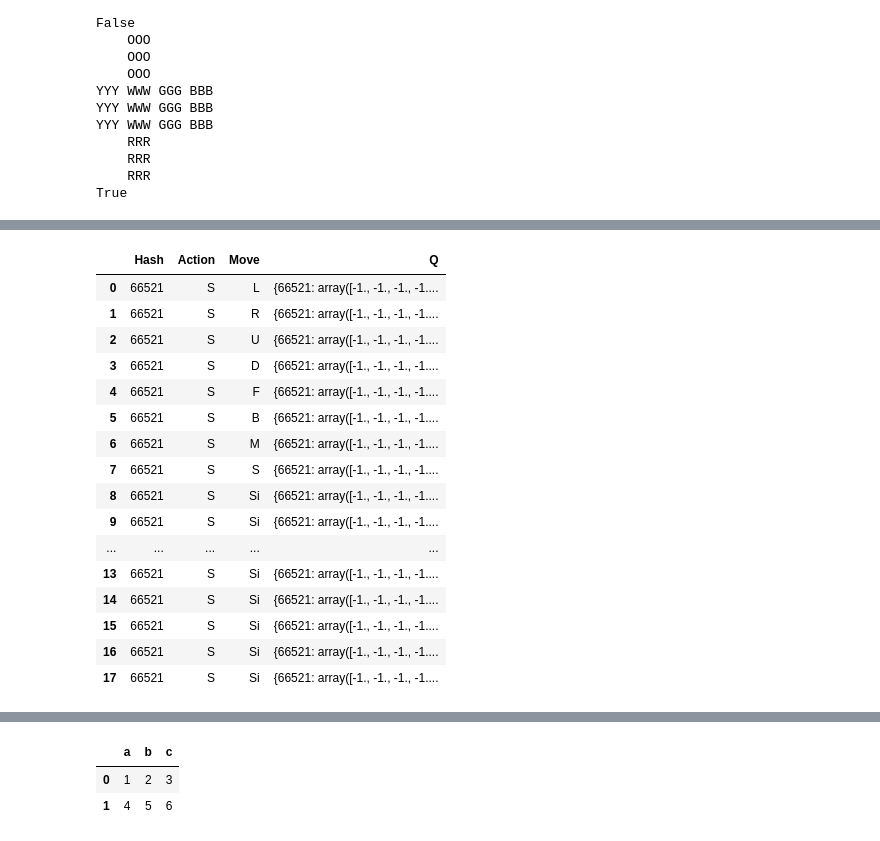
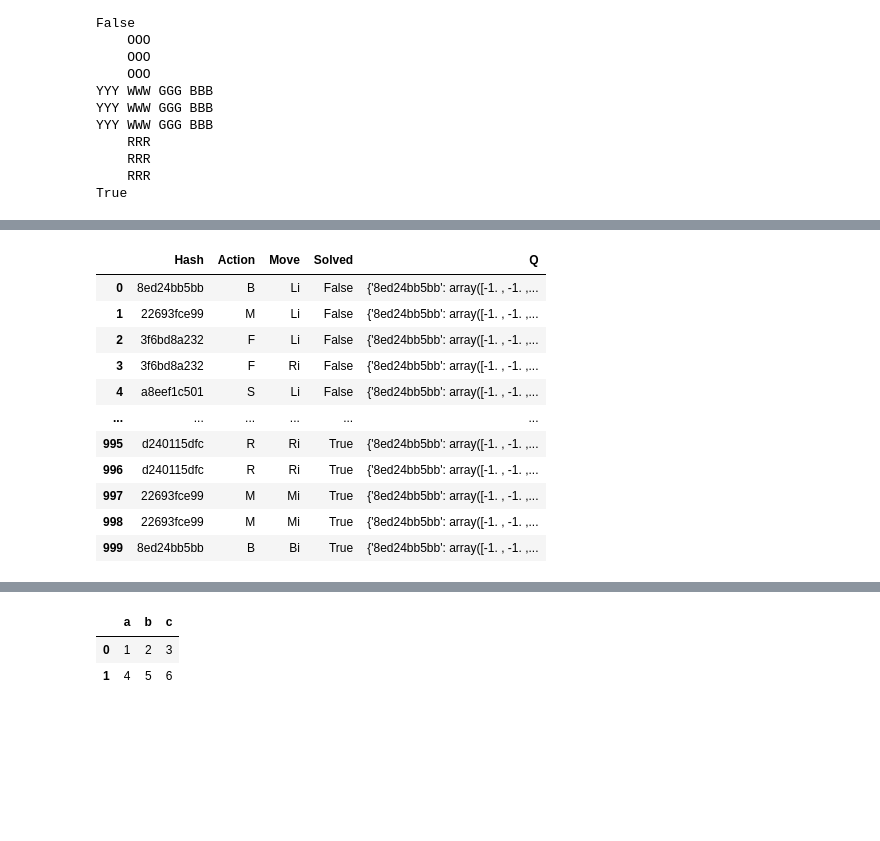
Before and after one commit to rubix-lab/rubix-cube-tabular-q-learning, a Jupyter notebook: rubix_cube_tabular_q_learning_analysis.ipynb, the cells around one changed output, grey strips where cells are left out. Cells and saved outputs as stored; diff of their text form; code cells hidden in the pictures; blank space fills up the shorter version.

Commit message:
💥 fix possible moves, hash func and log

```diff
--- a/rubix_cube_tabular_q_learning_analysis.ipynb
+++ b/rubix_cube_tabular_q_learning_analysis.ipynb
@@ -56,16 +56,18 @@ YYY WWW GGG BBB
 import random
 
 SOLVED_CUBE_STR = "OOOOOOOOOYYYWWWGGGBBBYYYWWWGGGBBBYYYWWWGGGBBBRRRRRRRRR"
-#MOVES = ["L", "R", "U", "D", "F", "B", "M", "E", "S", "Si"]
-MOVES = ["L", "R", "U", "D", "F", "B", "M", "S", "Si"]
+MOVES = ["L", "R", "U", "D", "F", "B", "M", "E", "S"]
 
-def random_cube(num_moves: int = 1):
+
+def random_cube(num_moves: int = 1, seq: bool = False):
     """
     :return: A new scrambled Cube
     """
     scramble_moves = " ".join(random.choices(MOVES, k=num_moves))
     c = Cube(SOLVED_CUBE_STR)
     c.sequence(scramble_moves)
+    if seq:
+        return c, scramble_moves
     return c
 
 print(colored_cube(random_cube(1)))
@@ -152,6 +158,8 @@ YYY WWW GGG BBB
 True
 # %%
 import numpy as np
+
+MOVES_I = ["Li", "Ri", "Ui", "Di", "Fi", "Bi", "Mi", "Ei", "Si"]
 
 class Agent:
     def __init__(self, alpha=0.9, gamma=0.95, q_init=0.6):
@@ -185,7 +193,7 @@ class Agent:
     def get_action(self, cube: Cube) -> int:
         # Return the next action given the cube `board` cube on the current Q values
         # cube: The current cube state
-        # return: The next action based on the current Q values for the input state
+        # return: The next action basesd on the current Q values for the input state
 
         hash_value = cube_hash(cube)  # type: int
         qvals = self.get_q(hash_value)  # type: np.ndarray
@@ -200,11 +208,11 @@ class Agent:
         m = self.get_action(cube)
         self.action_history.append((cube_hash(cube), m))
         # cube.sequence(MOVES[m])
-        cube.sequence(MOVES[m])
+        cube.sequence(MOVES_I[m])
 
         solved = cube.is_solved()
 
-        return solved, MOVES[m]
+        return solved, MOVES_I[m]
 
     def update_q(self, moves: int = 0, result: float = None):
         # Gets called after the game has finished. Will update the current Q function based on the actions.
@@ -249,41 +255,46 @@ def try_to_solve(cube: Cube, agent: Agent, num_moves: int, cancle_after: int) ->
 # %%
 from datetime import datetime
 import pandas as pd
-#
+
 now = datetime.now().strftime("%d%m%Y_%H%M%S")
 file_name = f'data/cube_{now}.csv'
 
-def train(agent: Agent, num_moves: int = 1, cancle_after: int = 1, num_games: int = 10, silent: bool = False):
+def train(agent: Agent, num_moves: int = 1, cancle_after: int = 1, num_games: int = 10, log: bool = False):
 
-  row=[]
-  rows=[]
+  if log:
+    row=[]
+    rows=[]
 
   solved_count=0
   for _ in range(num_games):
-    # cube = random_cube(num_moves)
-    cube = Cube("OOOOOOOOOYYYWWWGGGBBBYYYWWWGGGBBBYYYWWWGGGBBBRRRRRRRRR")
-    cube.S()
-    row.append(cube_hash(cube))
-    row.append("S")
+    cube, seq = random_cube(num_moves, True)
+    # cube = Cube("OOOOOOOOOYYYWWWGGGBBBYYYWWWGGGBBBYYYWWWGGGBBBRRRRRRRRR")
+    # cube.S()
+    if log:
+      row.append(cube_hash(cube))
+      row.append(seq)
 
     solved, move = try_to_solve(cube, agent, num_moves, cancle_after)
 
-    row.append(move)
-    row.append(agent.q)
-
-    rows.append(row)
-    row=[]
+    if log:
+      row.append(move)
+      row.append(solved)
+      row.append(agent.q)
+      rows.append(row)
+      row=[]
 
     if(solved):
       solved_count+=1
 
-
-  df_cubes = pd.DataFrame(rows, columns=['Hash', 'Action', 'Move', "Q"])
-  df_cubes.to_csv(file_name, index=False, sep="|")
+  if log:
+    df_cubes = pd.DataFrame(rows, columns=['Hash', 'Action', 'Move', 'Solved', "Q"])
+    df_cubes.to_csv(file_name, index=False, sep="|")
   print(solved_count)
 
+log = True
 agent = Agent()
-train(agent, 1, 1, 18)
-a = pd.read_csv(file_name, sep="|")
+train(agent, 3, 4, 100, log)
+if log:
+  a = pd.read_csv(file_name, sep="|")
 a
 # %% [output]
@@ -307,17 +302,12 @@ True Si
-|  | Hash | Action | Move | Q |
-| 0 | 66521 | S | L | {66521: array([-1., -1., -1., -1.... |
-| 1 | 66521 | S | R | {66521: array([-1., -1., -1., -1.... |
-| 2 | 66521 | S | U | {66521: array([-1., -1., -1., -1.... |
-| 3 | 66521 | S | D | {66521: array([-1., -1., -1., -1.... |
-| 4 | 66521 | S | F | {66521: array([-1., -1., -1., -1.... |
-| 5 | 66521 | S | B | {66521: array([-1., -1., -1., -1.... |
-| 6 | 66521 | S | M | {66521: array([-1., -1., -1., -1.... |
-| 7 | 66521 | S | S | {66521: array([-1., -1., -1., -1.... |
-| 8 | 66521 | S | Si | {66521: array([-1., -1., -1., -1.... |
-| 9 | 66521 | S | Si | {66521: array([-1., -1., -1., -1.... |
-| ... | ... | ... | ... | ... |
-| 13 | 66521 | S | Si | {66521: array([-1., -1., -1., -1.... |
-| 14 | 66521 | S | Si | {66521: array([-1., -1., -1., -1.... |
-| 15 | 66521 | S | Si | {66521: array([-1., -1., -1., -1.... |
-| 16 | 66521 | S | Si | {66521: array([-1., -1., -1., -1.... |
-| 17 | 66521 | S | Si | {66521: array([-1., -1., -1., -1.... |
+|  | Hash | Action | Move | Solved | Q |
+| 0 | 8ed24bb5bb | B | Li | False | {'8ed24bb5bb': array([-1. , -1. ,... |
+| 1 | 22693fce99 | M | Li | False | {'8ed24bb5bb': array([-1. , -1. ,... |
+| 2 | 3f6bd8a232 | F | Li | False | {'8ed24bb5bb': array([-1. , -1. ,... |
+| 3 | 3f6bd8a232 | F | Ri | False | {'8ed24bb5bb': array([-1. , -1. ,... |
+| 4 | a8eef1c501 | S | Li | False | {'8ed24bb5bb': array([-1. , -1. ,... |
+| ... | ... | ... | ... | ... | ... |
+| 995 | d240115dfc | R | Ri | True | {'8ed24bb5bb': array([-1. , -1. ,... |
+| 996 | d240115dfc | R | Ri | True | {'8ed24bb5bb': array([-1. , -1. ,... |
+| 997 | 22693fce99 | M | Mi | True | {'8ed24bb5bb': array([-1. , -1. ,... |
+| 998 | 22693fce99 | M | Mi | True | {'8ed24bb5bb': array([-1. , -1. ,... |
+| 999 | 8ed24bb5bb | B | Bi | True | {'8ed24bb5bb': array([-1. , -1. ,... |
```
Also changed, not shown: parts of 7 cells of this notebook.
